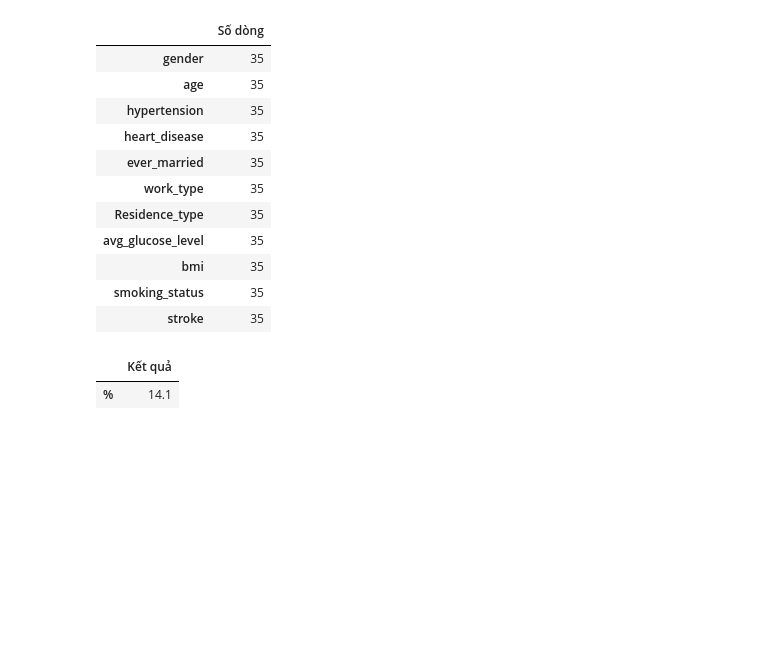
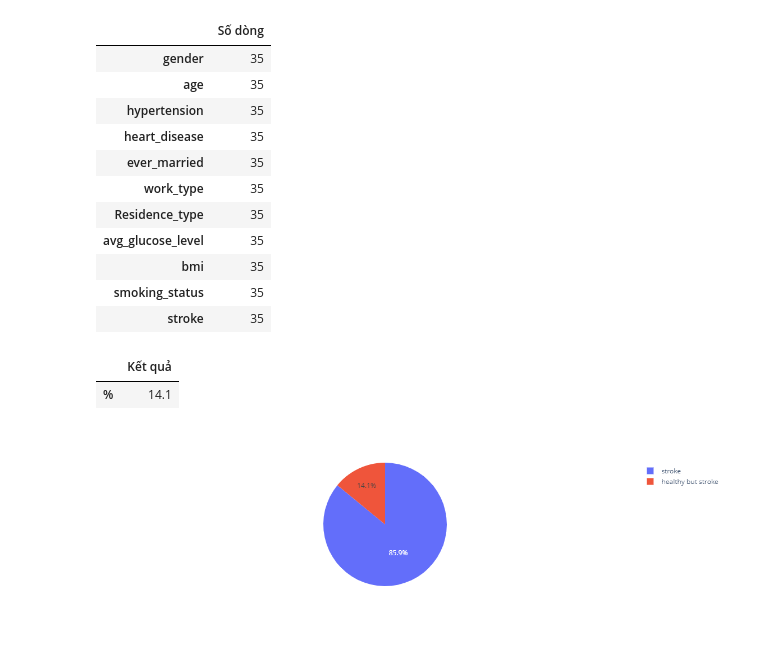
Before and after one commit to luthevy/LTKHDL_Final, a Jupyter notebook: vỹ.ipynb, the cells around one changed output. Saved outputs shown, nothing was run; the diff lists cells and outputs as text; code cells hidden in the pictures; blank space fills up the shorter version.

```diff
--- a/vỹ.ipynb
+++ b/vỹ.ipynb
@@ -442,8 +443,13 @@ pd.DataFrame(num_healthy_but_stroke, columns = ['Số dòng'])
 # %%
 percent_healthy_but_stroke = (num_healthy_but_stroke[0] / num_stroke_active[0]) * 100
 display(pd.DataFrame(data = [np.round(percent_healthy_but_stroke,1)],
                    index=['%'],
                    columns=['Kết quả']))
+
+
+fig = pxe.pie(values=[(100 - percent_healthy_but_stroke), percent_healthy_but_stroke], names=['stroke', 'healthy but stroke'])
+fig.show()
 # %% [output]
 |  | Kết quả |
 | % | 14.1 |
+[figure, added]
```
Also changed, not shown: parts of 2 cells of this notebook.
